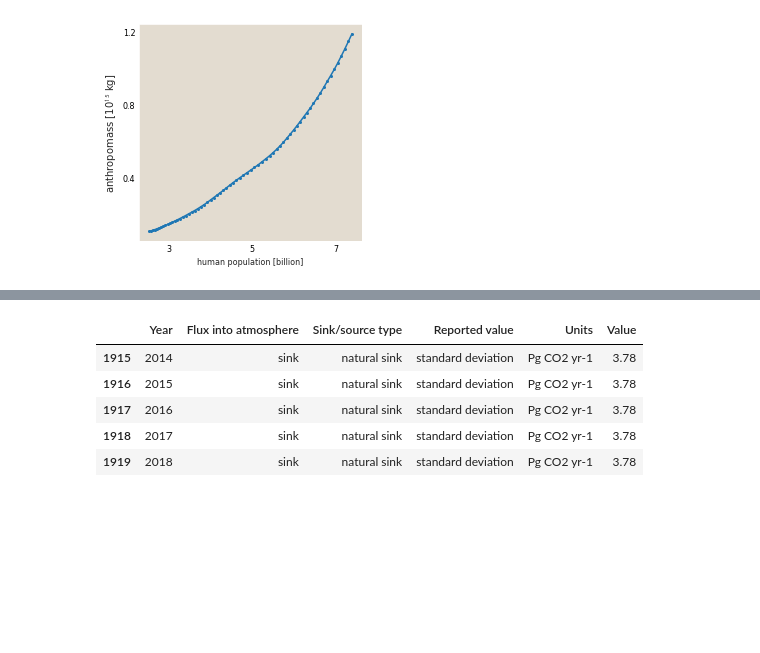
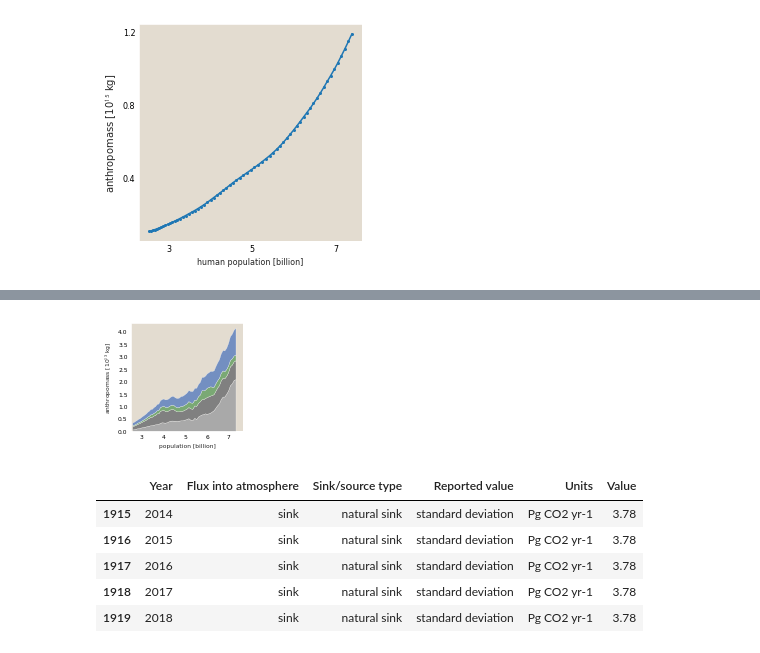
Before and after one commit to RPGroup-PBoC/human_impacts, a Jupyter notebook: code/figures/dynamics/timeseries_db_paper.ipynb, the cells around one changed output, grey strips where cells are left out. Saved outputs shown, nothing was run; the diff lists cells and outputs as text; code cells hidden in the pictures; blank space fills up the shorter version.

```diff
--- a/code/figures/dynamics/timeseries_db_paper.ipynb
+++ b/code/figures/dynamics/timeseries_db_paper.ipynb
@@ -73,3 +122,40 @@ plt.savefig('../../../figures/database_paper/anthropomass_timeseries.svg')
+# %%
+brick_yearly = merged['bricks_asphalt'].values[1:-1] - merged['bricks_asphalt'].values[0:-2]
+concrete_yearly = merged['concrete_Tt'].values[1:-1] - merged['concrete_Tt'].values[0:-2]
+agg_yearly = merged['aggregates_Tt'].values[1:-1] - merged['aggregates_Tt'].values[0:-2]
+others_yearly = merged['all_others'].values[1:-1] - merged['all_others'].values[0:-2]
+
+materials_yearly_dict = {
+    'bricks_asphalt' : brick_yearly*100,
+    'concrete': concrete_yearly*100,
+    'aggregates' : agg_yearly*100,
+    'other': others_yearly*100,
+    'pop_bil': merged['pop_bil'].values[1:-1]
+}
+materials_yearly_df = pd.DataFrame(materials_yearly_dict)
+# %%
+fig, ax =  plt.subplots(1, 1, figsize=(2, 2))
+
+# Format the eaxes
+ax.xaxis.set_tick_params(labelsize=6)
+ax.yaxis.set_tick_params(labelsize=6)
+ax.set_xlim([min_pop, max_pop])
+
+
+ax.set_xlabel('population [billion]', fontsize=6)
+ax.set_ylabel('anthropomass [10$^{13}$ kg]', fontsize=6)
+
+ax.stackplot(materials_yearly_df['pop_bil'].values,
+                materials_yearly_df['concrete'].values,
+                materials_yearly_df['aggregates'].values,
+                materials_yearly_df['bricks_asphalt'].values,
+                materials_yearly_df['other'].values,
+                                colors=['darkgrey', 'grey', colors['green'],
+                                        colors['blue']],
+                                linewidth=0.25)
+plt.savefig('../../../figures/database_paper/anthropomass_yearly_stack.svg', bbox_inches='tight')
+# %% [output]
+[figure, added]
 # %%
 co2_emissions_data = pd.read_csv('../../../data/atmosphere_biogeochemistry/global_carbon_project_CO2/processed/global_carbon_budget_processed.csv')
 co2_emissions_data.tail()
```
Also changed, not shown: parts of 19 cells of this notebook, 1 other file.
